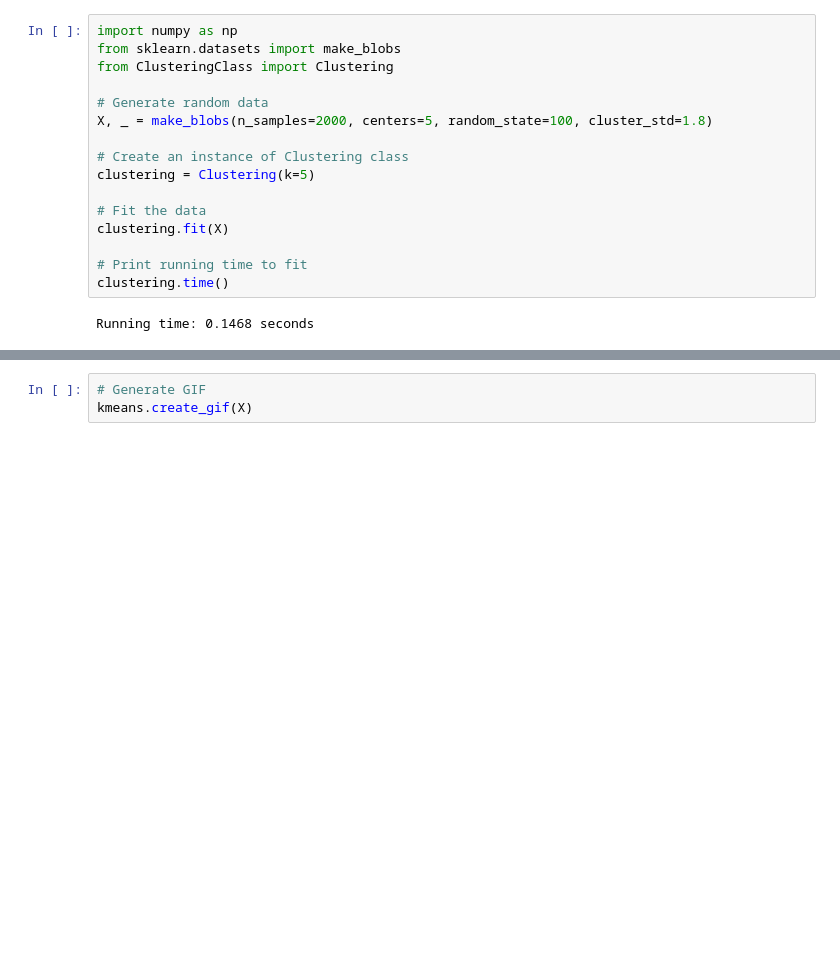
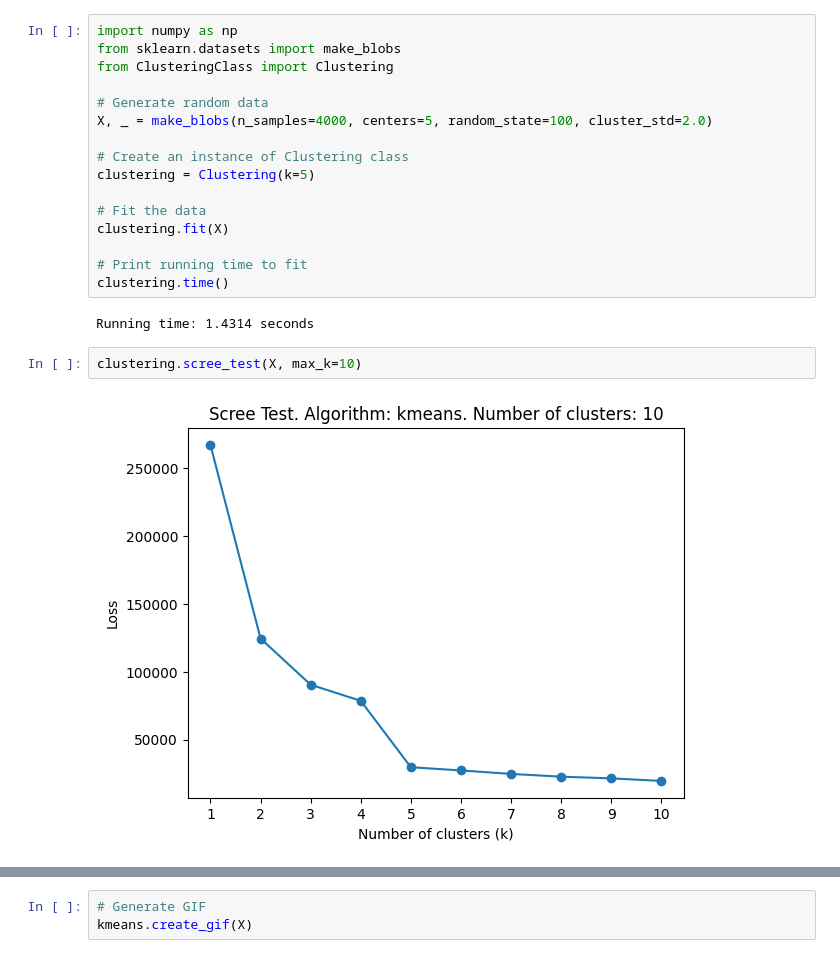
Before and after one commit to alessimichele/ClusteringMethods, a Jupyter notebook: usage.ipynb, the cells around one changed output, grey strips where cells are left out. Drawn from its saved outputs; the diff is of its cells as text; blank space fills up the shorter version.

```diff
--- a/usage.ipynb
+++ b/usage.ipynb
@@ -4,7 +4,7 @@ from sklearn.datasets import make_blobs
 from ClusteringClass import Clustering
 
 # Generate random data
-X, _ = make_blobs(n_samples=2000, centers=5, random_state=100, cluster_std=1.8)
+X, _ = make_blobs(n_samples=4000, centers=5, random_state=100, cluster_std=2.0)
 
 # Create an instance of Clustering class
 clustering = Clustering(k=5)
@@ -15,7 +15,11 @@ clustering.fit(X)
 # Print running time to fit
 clustering.time()
 # %% [output]
-Running time: 0.1468 seconds
+Running time: 1.4314 seconds
+# %%
+clustering.scree_test(X, max_k=10)
+# %% [output]
+[figure, added]
 # %%
 # Create an instance of Clustering class with k=5 and use K-means algorithm
 kmeans = Clustering(k=5, algorithm_variant="kmeans")
```
Also changed, not shown: parts of 4 cells of this notebook, 39 other files.
